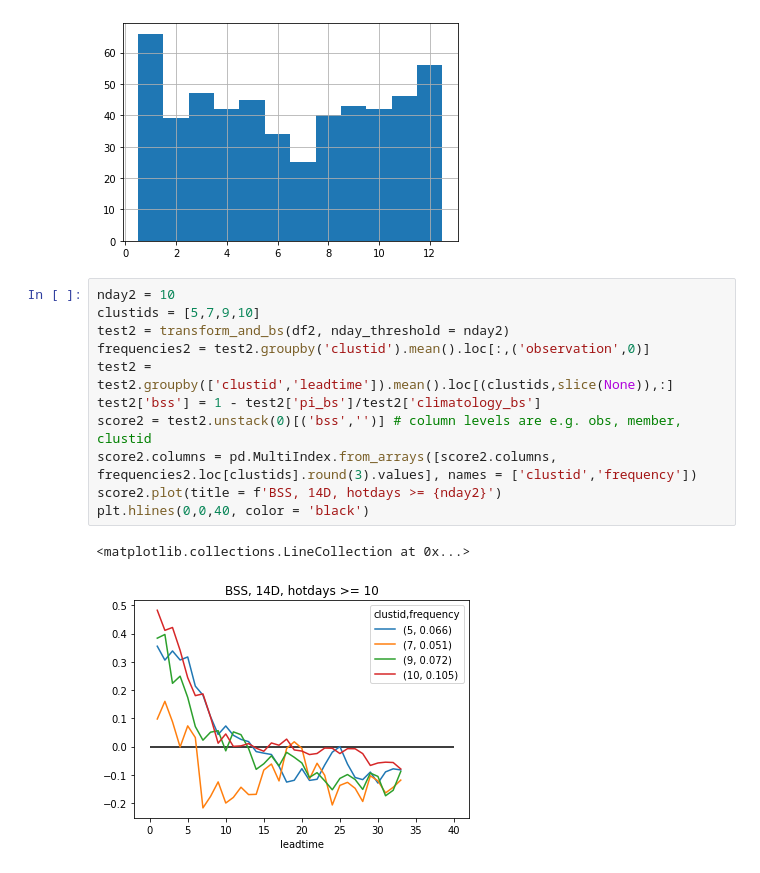
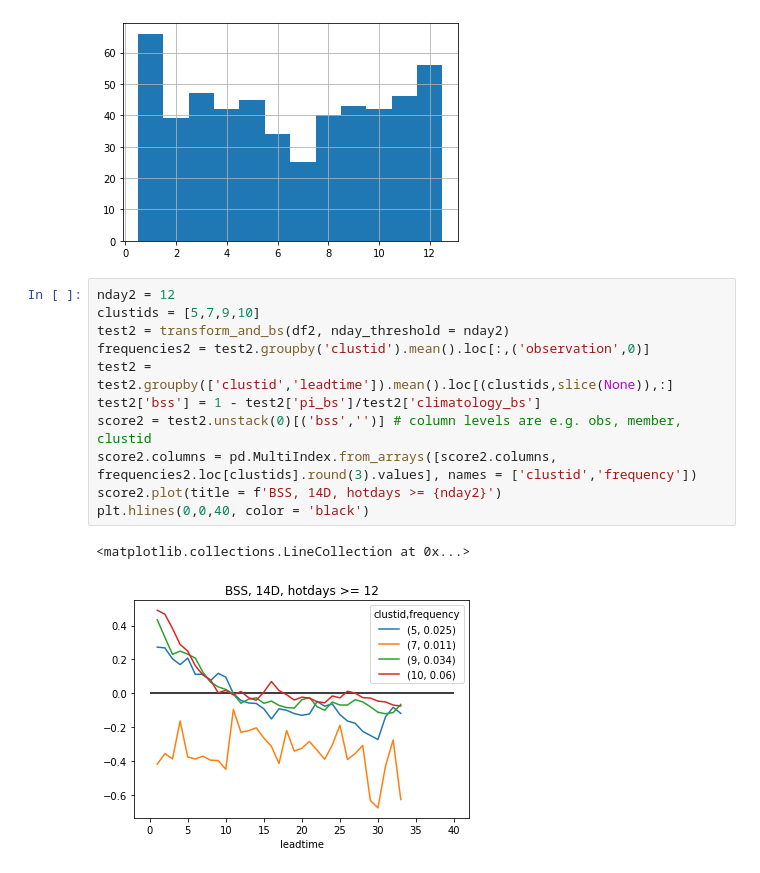
Before and after one commit to chiemvs/SubSeas, a Jupyter notebook: Check_hotdays.ipynb, the cells around one changed output. Drawn from its saved outputs; the diff is of its cells as text.

```diff
--- a/Check_hotdays.ipynb
+++ b/Check_hotdays.ipynb
@@ -216,17 +216,17 @@ rank_hist(df2.loc[np.logical_and(df2['clustid'] == 9, df2['leadtime'] == 1),:])
 <AxesSubplot:>
 [figure]
 # %%
-nday2 = 10
+nday2 = 12
 clustids = [5,7,9,10]
 test2 = transform_and_bs(df2, nday_threshold = nday2)
 frequencies2 = test2.groupby('clustid').mean().loc[:,('observation',0)]
 test2 = test2.groupby(['clustid','leadtime']).mean().loc[(clustids,slice(None)),:]
 test2['bss'] = 1 - test2['pi_bs']/test2['climatology_bs']
 score2 = test2.unstack(0)[('bss','')] # column levels are e.g. obs, member, clustid
 score2.columns = pd.MultiIndex.from_arrays([score2.columns, frequencies2.loc[clustids].round(3).values], names = ['clustid','frequency'])
 score2.plot(title = f'BSS, 14D, hotdays >= {nday2}')
 plt.hlines(0,0,40, color = 'black')
 # %% [output]
 <matplotlib.collections.LineCollection at 0x...>
-[figure, old version]
+[figure, new version]
 # %%
```
Also changed, not shown: parts of 1 cell of this notebook, 1 other file.
